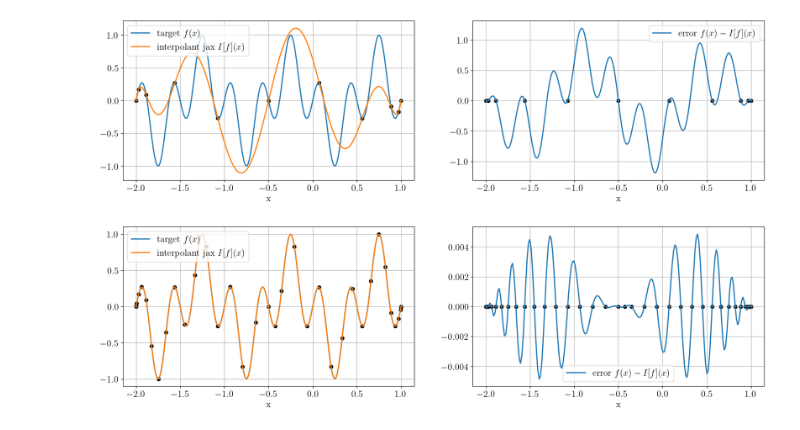
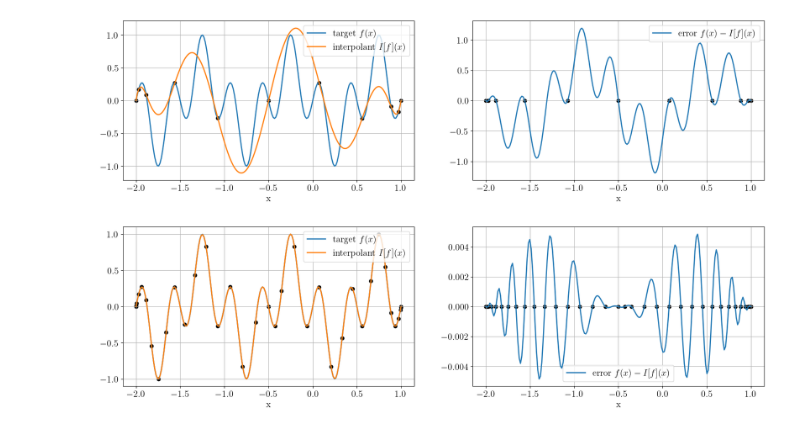
Before and after one commit to JoWestermann/smolyax, a Jupyter notebook: notebooks/smolyak_example_1D.ipynb, the cells around one changed output. Cells and saved outputs as stored; diff of their text form; code cells hidden in the pictures.

```diff
--- a/notebooks/smolyak_example_1D.ipynb
+++ b/notebooks/smolyak_example_1D.ipynb
@@ -32,7 +32,7 @@ def show_interpolation(target, node_gen, degree) :
 
     fig, axes = plt.subplots(1, 2, figsize=(20, 5))
     axes[0].plot(x, y_f, lw=2, label=r'target $f(x)$')
-    axes[0].plot(x, y_ip, lw=2, label=r'interpolant jax $I[f](x)$')
+    axes[0].plot(x, y_ip, lw=2, label=r'interpolant $I[f](x)$')
     axes[0].scatter(xi, target(xi), color='k')
     axes[1].plot(x, y_f - y_ip[:,0], lw=2, label='error $f(x)-I[f](x)$')
     axes[1].scatter(xi, np.zeros((len(xi),)), color='k')
@@ -42,9 +50,11 @@ def show_interpolation(target, node_gen, degree) :
+# %%
+node_gen_leja = nodes.Leja(domains=[[-2.,1.]])
 # %%
-show_interpolation(target_f_1d, nodes.Leja(domains=[[-2.,1.]]), 10)
+show_interpolation(target_f_1d, node_gen_leja, degree=10)
 # %% [output]
-[figure, old version]
+[figure, new version]
 # %%
-show_interpolation(target_f_1d, nodes.Leja(domains=[[-2.,1.]]), 35)
+show_interpolation(target_f_1d, node_gen_leja, degree=35)
 # %% [output]
-[figure, old version]
+[figure, new version]
 # %% [markdown]
```
Also changed, not shown: parts of 5 cells of this notebook, 1 other file.
